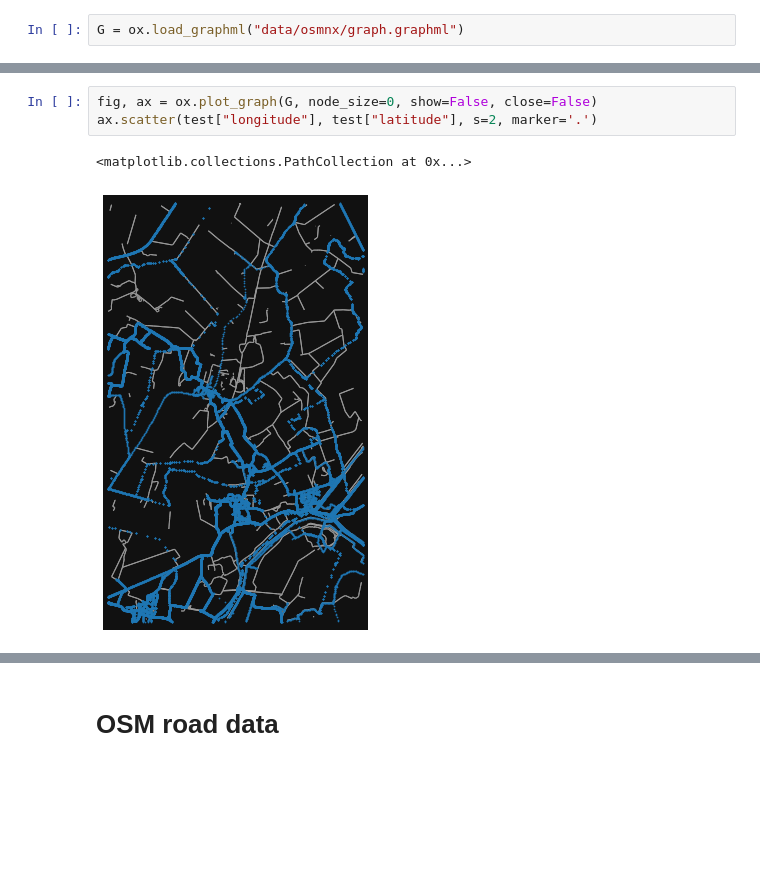
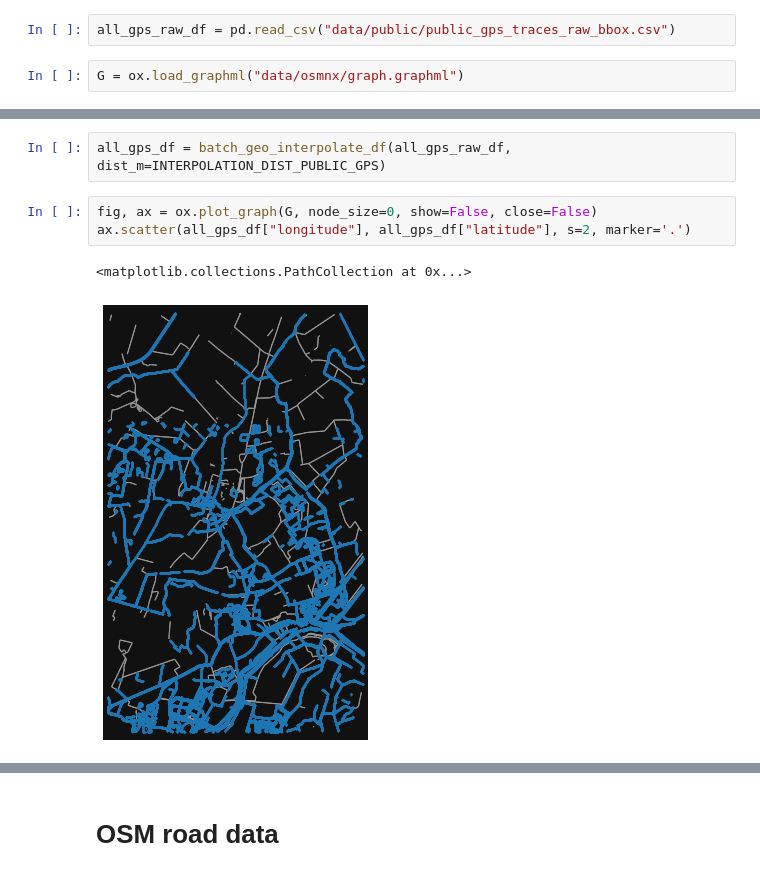
Before and after one commit to Andrewwango/prow-map, a Jupyter notebook: download_data.ipynb, the cells around one changed output, grey strips where cells are left out. Saved outputs shown, nothing was run; the diff lists cells and outputs as text; blank space fills up the shorter version.

```diff
--- a/download_data.ipynb
+++ b/download_data.ipynb
@@ -166,2 +160,4 @@ box_gps_df.to_csv("data/public/public_gps_traces_raw_bbox.csv", index=False)
+# %%
+all_gps_raw_df = pd.read_csv("data/public/public_gps_traces_raw_bbox.csv")
 # %%
 G = ox.load_graphml("data/osmnx/graph.graphml")
@@ -203,6 +170,8 @@ ax.scatter(test["longitude"], test["latitude"], s=2, marker='.')
+# %%
+all_gps_df = batch_geo_interpolate_df(all_gps_raw_df, dist_m=INTERPOLATION_DIST_PUBLIC_GPS)
 # %%
 fig, ax = ox.plot_graph(G, node_size=0, show=False, close=False)
-ax.scatter(test["longitude"], test["latitude"], s=2, marker='.')
+ax.scatter(all_gps_df["longitude"], all_gps_df["latitude"], s=2, marker='.')
 # %% [output]
 <matplotlib.collections.PathCollection at 0x...>
-[figure, old version]
+[figure, new version]
```
Also changed, not shown: parts of 49 cells of this notebook, 27 other files.
